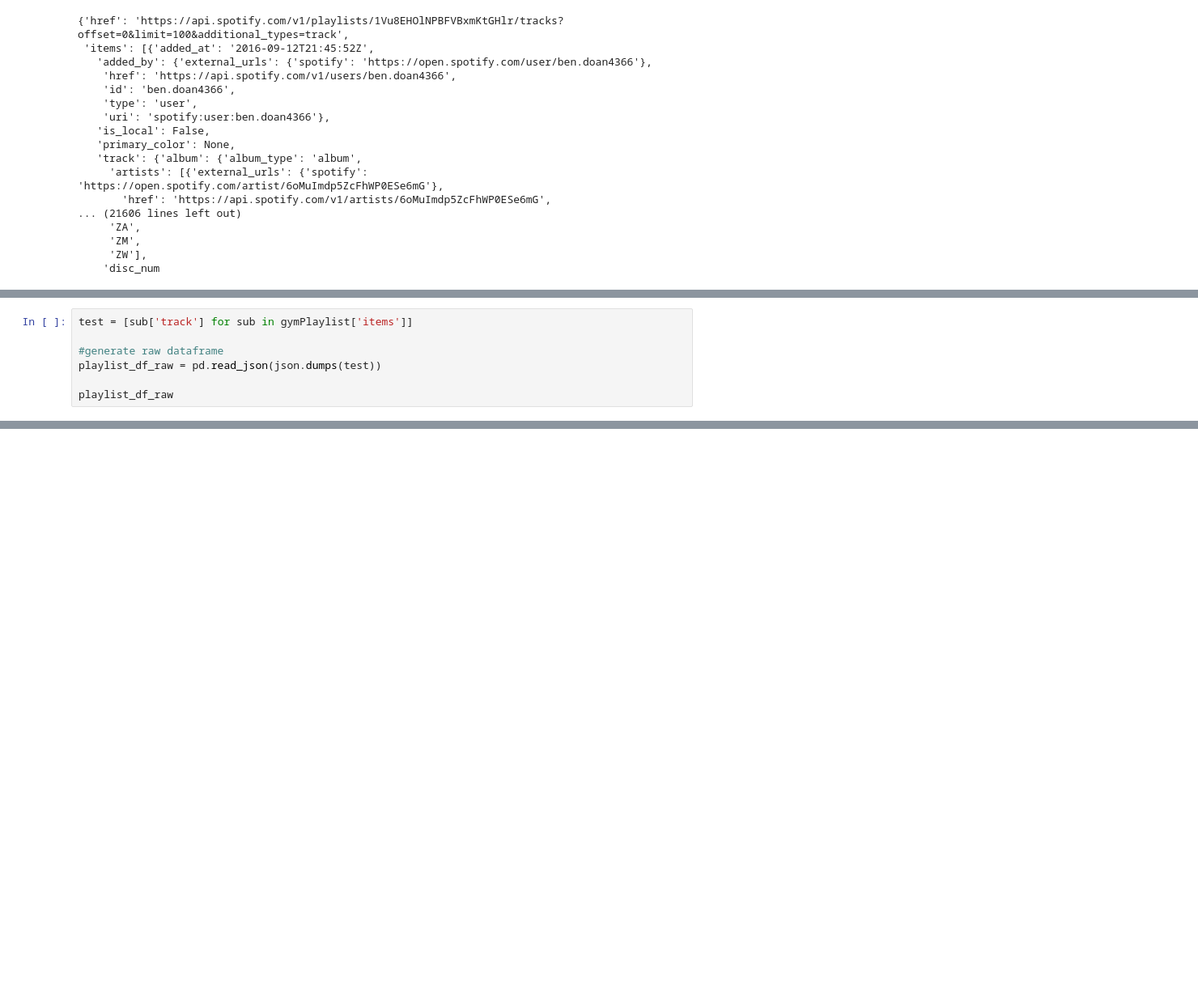
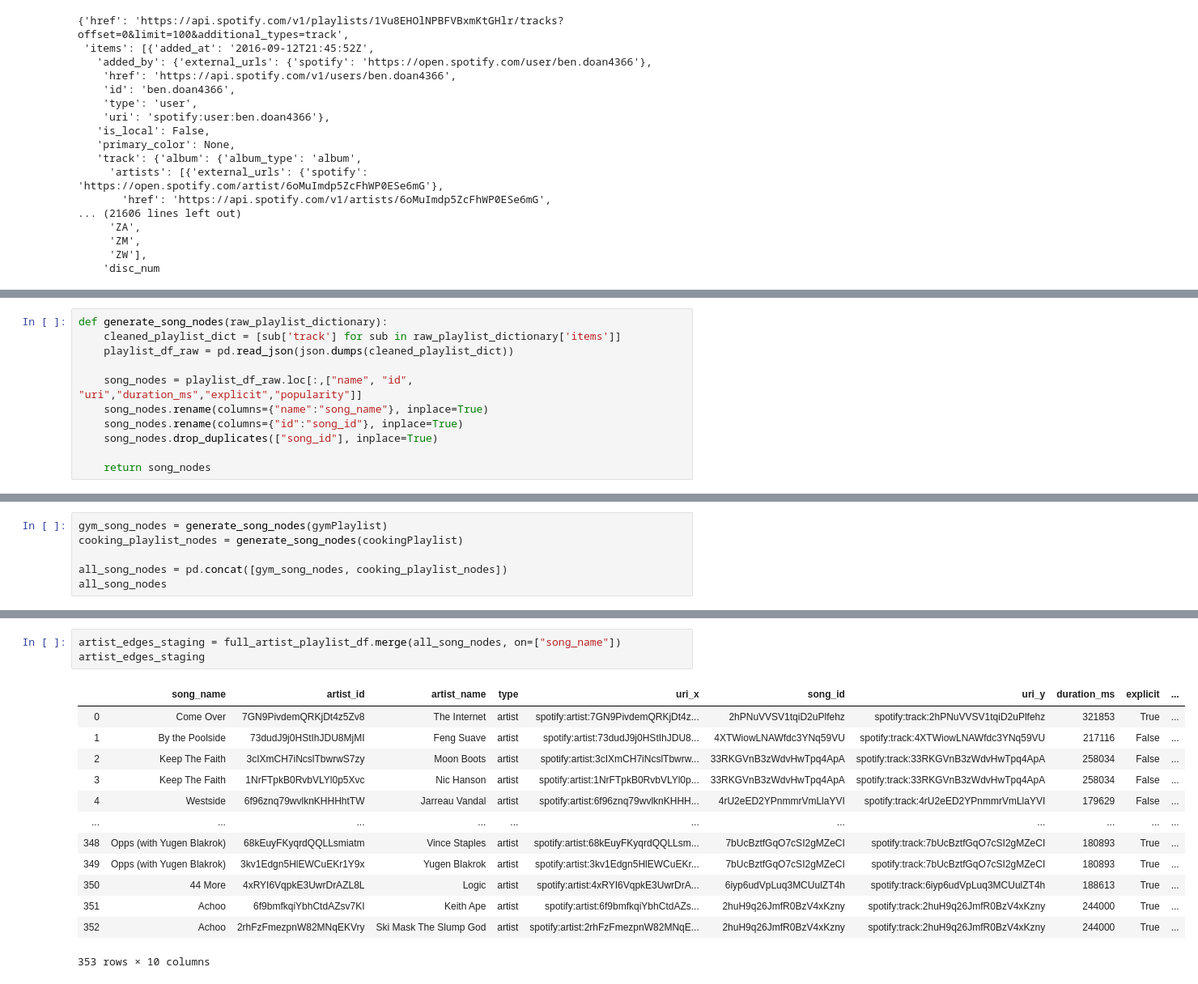
Before and after one commit to bendoan4366/Comm3050GraphTutorial, a Jupyter notebook: notebooks/Spotify Data EDA.ipynb, the cells around one changed output, grey strips where cells are left out. Shown at 81% size. Cells and saved outputs as stored; diff of their text form; blank space fills up the shorter version.

Commit message:
adding edge and node formation functions

```diff
--- a/notebooks/Spotify Data EDA.ipynb
+++ b/notebooks/Spotify Data EDA.ipynb
@@ -129,7 +98,0 @@ KeyError: 0
-# %%
-test = [sub['track'] for sub in gymPlaylist['items']]
-
-#generate raw dataframe
-playlist_df_raw = pd.read_json(json.dumps(test))
-
-playlist_df_raw
@@ -190,0 +99,11 @@ album_concat
+# %%
+def generate_song_nodes(raw_playlist_dictionary):
+    cleaned_playlist_dict = [sub['track'] for sub in raw_playlist_dictionary['items']]
+    playlist_df_raw = pd.read_json(json.dumps(cleaned_playlist_dict))
+
+    song_nodes = playlist_df_raw.loc[:,["name", "id", "uri","duration_ms","explicit","popularity"]]
+    song_nodes.rename(columns={"name":"song_name"}, inplace=True)
+    song_nodes.rename(columns={"id":"song_id"}, inplace=True)
+    song_nodes.drop_duplicates(["song_id"], inplace=True)
+
+    return song_nodes
@@ -190,0 +162,6 @@ album_concat
+# %%
+gym_song_nodes = generate_song_nodes(gymPlaylist)
+cooking_playlist_nodes = generate_song_nodes(cookingPlaylist)
+
+all_song_nodes = pd.concat([gym_song_nodes, cooking_playlist_nodes])
+all_song_nodes
@@ -190,0 +265,17 @@ album_concat
+# %%
+artist_edges_staging = full_artist_playlist_df.merge(all_song_nodes, on=["song_name"])
+artist_edges_staging
+# %% [output]
+|  | song_name | artist_id | artist_name | type | uri_x | song_id | uri_y | duration_ms | explicit | ... |
+| 0 | Come Over | 7GN9PivdemQRKjDt4z5Zv8 | The Internet | artist | spotify:artist:7GN9PivdemQRKjDt4z... | 2hPNuVVSV1tqiD2uPlfehz | spotify:track:2hPNuVVSV1tqiD2uPlfehz | 321853 | True | ... |
+| 1 | By the Poolside | 73dudJ9j0HStIhJDU8MjMI | Feng Suave | artist | spotify:artist:73dudJ9j0HStIhJDU8... | 4XTWiowLNAWfdc3YNq59VU | spotify:track:4XTWiowLNAWfdc3YNq59VU | 217116 | False | ... |
+| 2 | Keep The Faith | 3cIXmCH7iNcslTbwrwS7zy | Moon Boots | artist | spotify:artist:3cIXmCH7iNcslTbwrw... | 33RKGVnB3zWdvHwTpq4ApA | spotify:track:33RKGVnB3zWdvHwTpq4ApA | 258034 | False | ... |
+| 3 | Keep The Faith | 1NrFTpkB0RvbVLYl0p5Xvc | Nic Hanson | artist | spotify:artist:1NrFTpkB0RvbVLYl0p... | 33RKGVnB3zWdvHwTpq4ApA | spotify:track:33RKGVnB3zWdvHwTpq4ApA | 258034 | False | ... |
+| 4 | Westside | 6f96znq79wvlknKHHHhtTW | Jarreau Vandal | artist | spotify:artist:6f96znq79wvlknKHHH... | 4rU2eED2YPnmmrVmLlaYVI | spotify:track:4rU2eED2YPnmmrVmLlaYVI | 179629 | False | ... |
+| ... | ... | ... | ... | ... | ... | ... | ... | ... | ... | ... |
+| 348 | Opps (with Yugen Blakrok) | 68kEuyFKyqrdQQLLsmiatm | Vince Staples | artist | spotify:artist:68kEuyFKyqrdQQLLsm... | 7bUcBztfGqO7cSI2gMZeCI | spotify:track:7bUcBztfGqO7cSI2gMZeCI | 180893 | True | ... |
+| 349 | Opps (with Yugen Blakrok) | 3kv1Edgn5HlEWCuEKr1Y9x | Yugen Blakrok | artist | spotify:artist:3kv1Edgn5HlEWCuEKr... | 7bUcBztfGqO7cSI2gMZeCI | spotify:track:7bUcBztfGqO7cSI2gMZeCI | 180893 | True | ... |
+| 350 | 44 More | 4xRYI6VqpkE3UwrDrAZL8L | Logic | artist | spotify:artist:4xRYI6VqpkE3UwrDrA... | 6iyp6udVpLuq3MCUulZT4h | spotify:track:6iyp6udVpLuq3MCUulZT4h | 188613 | True | ... |
+| 351 | Achoo | 6f9bmfkqiYbhCtdAZsv7KI | Keith Ape | artist | spotify:artist:6f9bmfkqiYbhCtdAZs... | 2huH9q26JmfR0BzV4xKzny | spotify:track:2huH9q26JmfR0BzV4xKzny | 244000 | True | ... |
+| 352 | Achoo | 2rhFzFmezpnW82MNqEKVry | Ski Mask The Slump God | artist | spotify:artist:2rhFzFmezpnW82MNqE... | 2huH9q26JmfR0BzV4xKzny | spotify:track:2huH9q26JmfR0BzV4xKzny | 244000 | True | ... |
+353 rows × 10 columns
```
Also changed, not shown: parts of 19 cells of this notebook.
